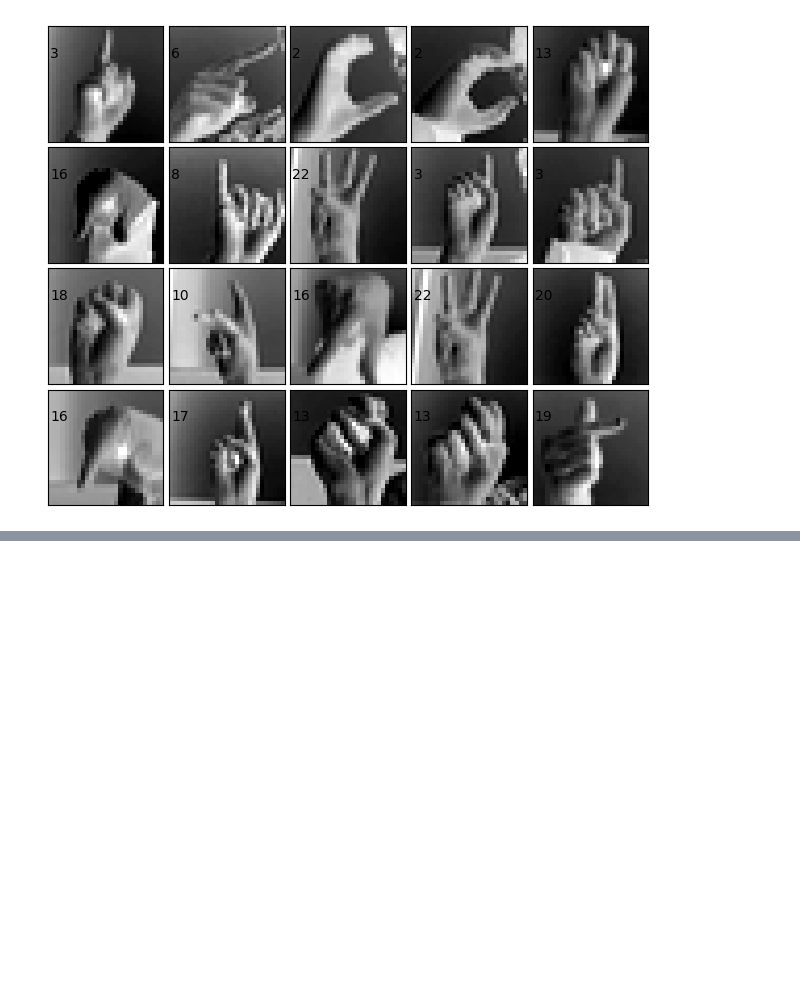
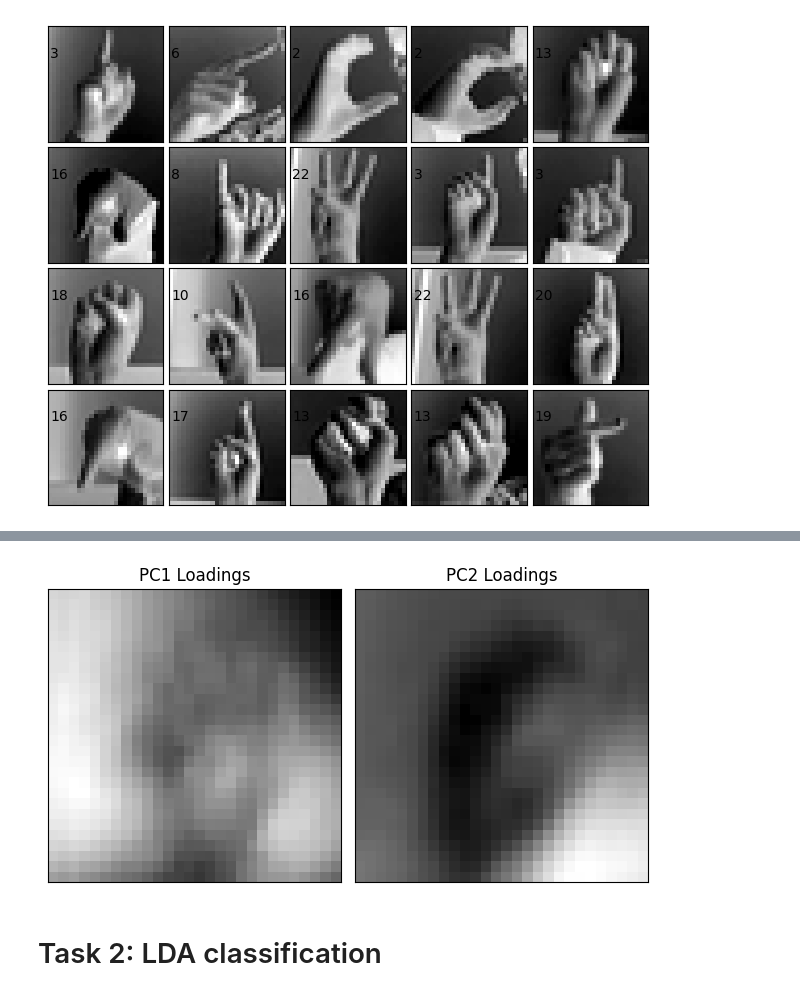
Before and after one commit to albracher/COGS-118B-Final-Project-Template-, a Jupyter notebook: analysis.ipynb, the cells around one changed output, grey strips where cells are left out. Saved outputs shown, nothing was run; the diff lists cells and outputs as text; code cells hidden in the pictures; blank space fills up the shorter version.

```diff
--- a/analysis.ipynb
+++ b/analysis.ipynb
@@ -174,0 +261,3 @@ for i in range(20):
+# %%
+loadings = pd.DataFrame(pca.components_.T, columns=['PC1 Loadings', 'PC2 Loadings'])
+loadings
@@ -174,0 +278,15 @@ for i in range(20):
+# %%
+fig = plt.figure(figsize=(6, 3))
+fig.subplots_adjust(left=0, right=1, bottom=0, top=1, hspace=0.05, wspace=0.05)
+
+ax = fig.add_subplot(1, 2, 1, xticks=[], yticks=[])
+ax.imshow(loadings.loc[:,'PC1 Loadings'].to_numpy().reshape(28,28), cmap=plt.cm.binary, interpolation='nearest')
+ax.set_title('PC1 Loadings')
+
+ax = fig.add_subplot(1, 2, 2, xticks=[], yticks=[])
+ax.imshow(loadings.loc[:,'PC2 Loadings'].to_numpy().reshape(28,28), cmap=plt.cm.binary, interpolation='nearest')
+ax.set_title('PC2 Loadings');
+# %% [output]
+[figure, added]
+# %% [markdown]
+# Task 2: LDA classification
```
Also changed, not shown: parts of 14 cells of this notebook, 3 other files.
